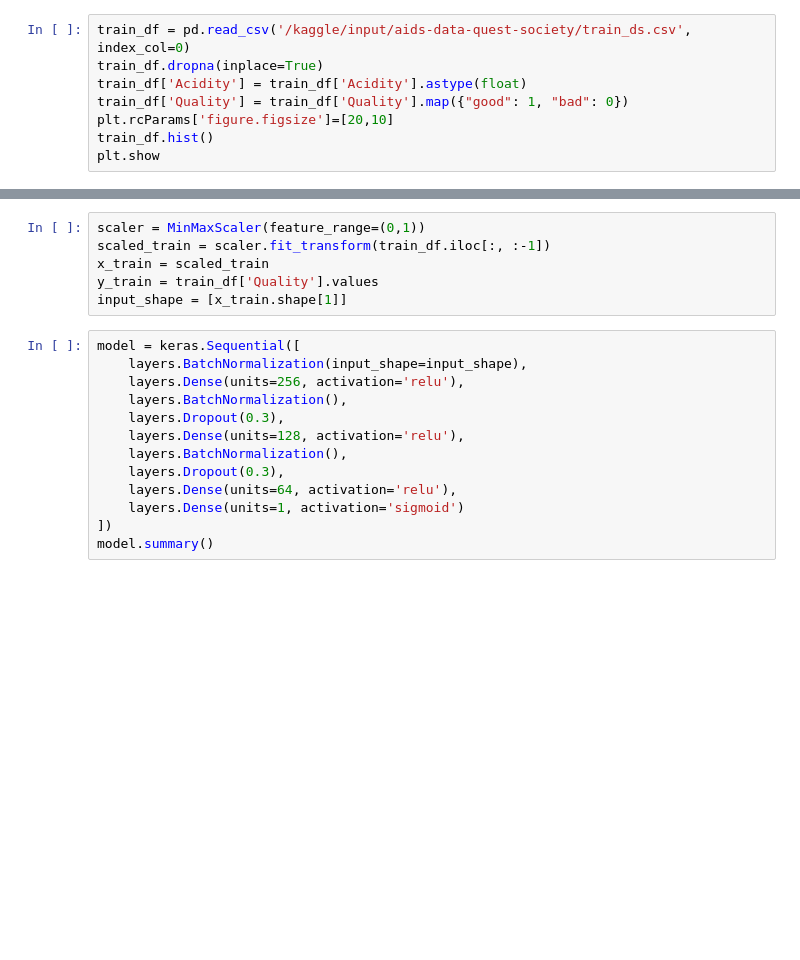
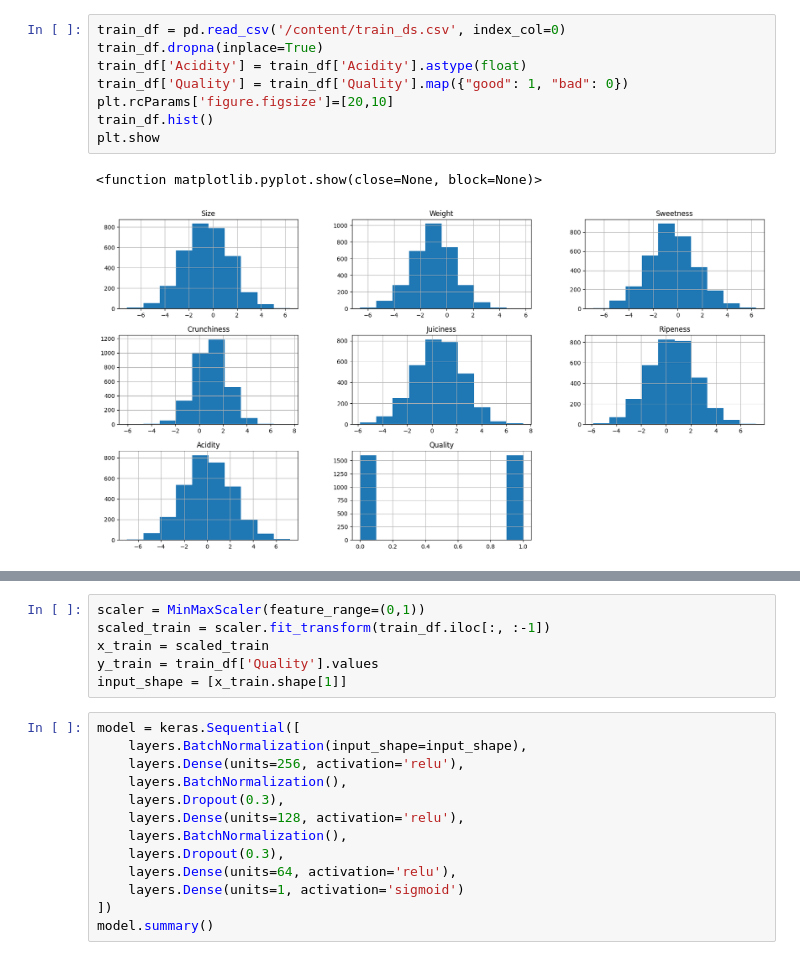
Before and after one commit to Pujitha2005/Fruit, a Jupyter notebook: Fruit.ipynb, the cells around one changed output, grey strips where cells are left out. Cells and saved outputs as stored; diff of their text form; blank space fills up the shorter version.

```diff
--- a/Fruit.ipynb
+++ b/Fruit.ipynb
@@ -100,11 +109,14 @@ for dirname, _, filenames in os.walk('/kaggle/input'):
 # %%
-train_df = pd.read_csv('/kaggle/input/aids-data-quest-society/train_ds.csv', index_col=0)
+train_df = pd.read_csv('/content/train_ds.csv', index_col=0)
 train_df.dropna(inplace=True)
 train_df['Acidity'] = train_df['Acidity'].astype(float)
 train_df['Quality'] = train_df['Quality'].map({"good": 1, "bad": 0})
 plt.rcParams['figure.figsize']=[20,10]
 train_df.hist()
 plt.show
+# %% [output]
+<function matplotlib.pyplot.show(close=None, block=None)>
+[figure, added]
 # %%
 plt.rcParams['figure.figsize']=[20,30]
 train_df.plot(kind='density',subplots=True,sharex=True)
```
Also changed, not shown: parts of 13 cells of this notebook.
